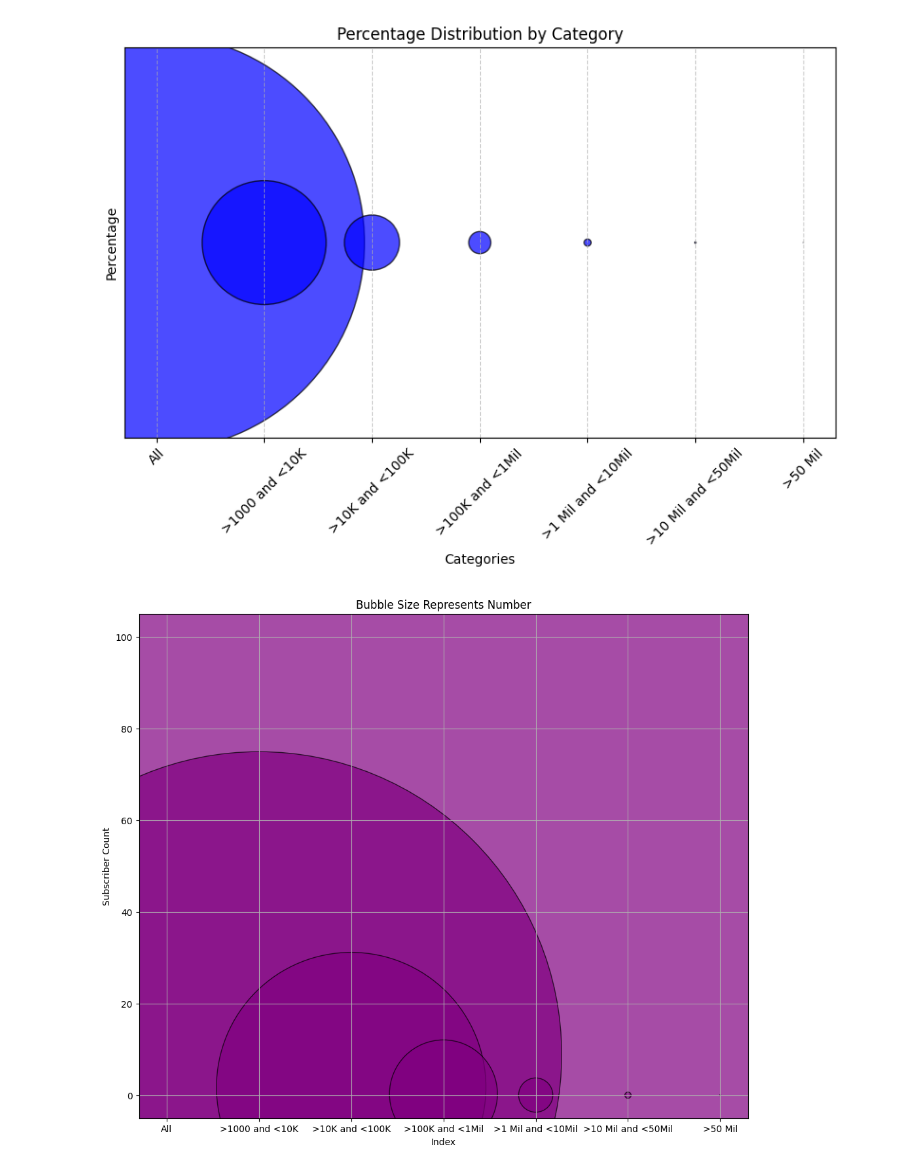
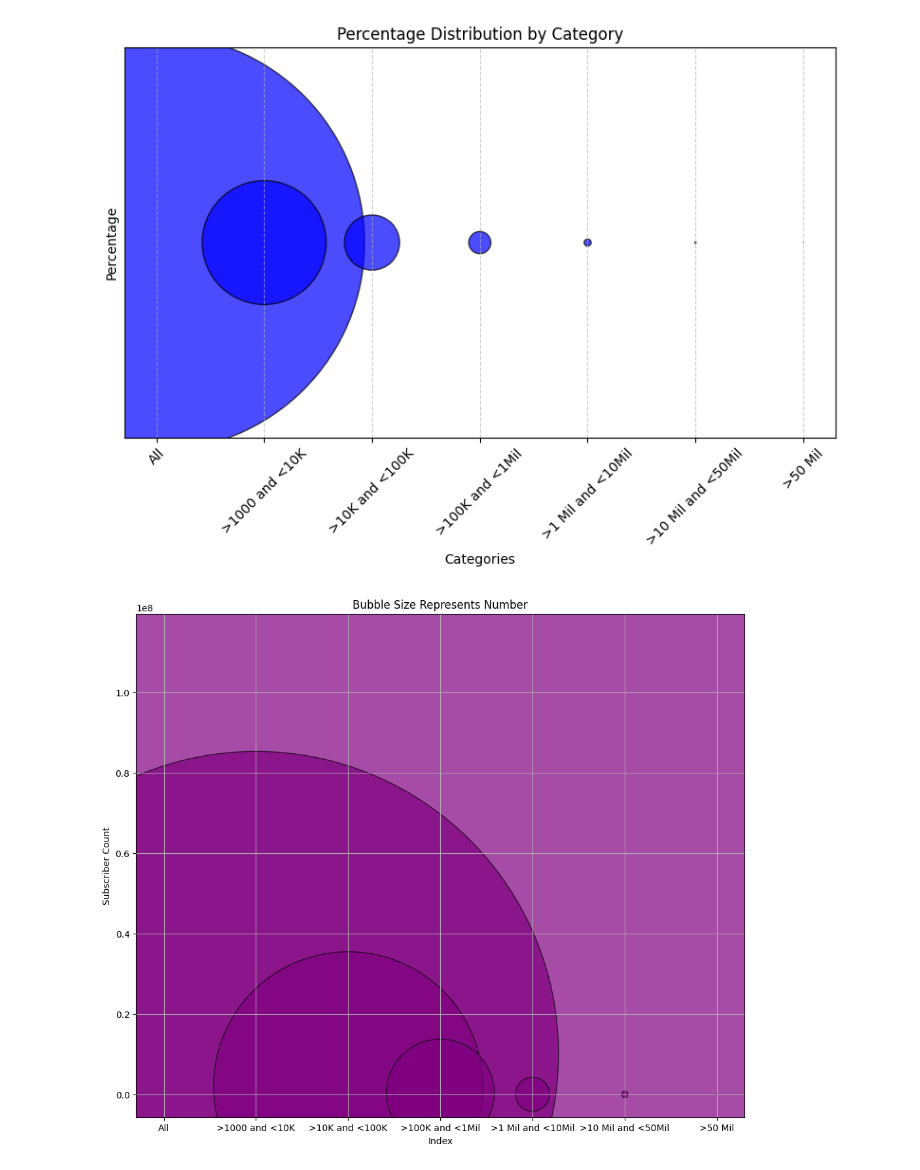
Before and after one commit to YesInAJiffy/Python, a Jupyter notebook: YouTubeStatistics.ipynb, the cells around one changed output. Drawn from its saved outputs; the diff is of its cells as text; code cells hidden in the pictures.

```diff
--- a/YouTubeStatistics.ipynb
+++ b/YouTubeStatistics.ipynb
@@ -3,7 +3,6 @@
 # %%
 import matplotlib.pyplot as plt
 
-# Sample data (replace with your actual data)
 
 '''
 categories = ["Have Channels", "1000 Subs", "10K Subs", "100K", "1Mil", "10 Mil", "50 Mil"]
@@ -12,6 +11,7 @@ percentages = [x / total_value * 100 for x in [113.9, 10.1, 2, .3211, 32300/1000
 '''
 
 categories = ["All", ">1000 and <10K", ">10K and <100K", ">100K and <1Mil", ">1 Mil and <10Mil", ">10 Mil and <50Mil", ">50 Mil"]
+userinText = ["113.9 Million", "10.1 Million", "2 Million", "321.1K", "32.3K", "1.1K", "35"]
 total_value = 113.9  # 2.6 Bn Adjust this value to represent the total sum of all percentages
 users = [ 113900000, 10100000, 2000000, 321100, 32300, 1100, 35]
 percentages = [x / total_value * 100 for x in [ 113.9, 10.1, 2, .3211, 32300/1000000, 1100/1000000, 35/1000000]]  # Calculate percentages
@@ -20,7 +20,8 @@ for number in percentages:
   formatted_number = "{:.6f}".format(number)  # Prints 0.0000001234
   user_count = "{:.0f}".format(users[i])  # Prints 0.0000001234
   out_of_x_str = f"1 out of {100 / number:.1f}"
-  print(f"Channel Owners {user_count:12} : Subscribers {categories[i]:18} : Percentage {formatted_number:12} : {out_of_x_str}")
+  chan_own = user_count + " (" + userinText[i] +")"
+  print(f"Channel Owners {chan_own:26} : Subscribers {categories[i]:18} : Percentage {formatted_number:12} : {out_of_x_str}")
   i = i + 1
 
 
@@ -59,7 +60,7 @@ scaling_factor = 50000
 # Create a scatter plot with bubble sizes based on numbers
 plt.figure(figsize=(12, 10))
 #plt.scatter(range(len(numbers)), numbers, s=[n * scaling_factor for n in numbers], c='purple', alpha=0.7, edgecolors='black')
-plt.scatter(categories, numbers, s=[n * scaling_factor for n in numbers], c='purple', alpha=0.7, edgecolors='black')
+plt.scatter(categories, users, s=[n * scaling_factor for n in numbers], c='purple', alpha=0.7, edgecolors='black')
 
 # Add labels and title
 plt.xlabel("Index")  # Replace with your specific label if needed
@@ -83,2 +84,2 @@ Channel Owners 35           : Subscribers >50 Mil            : Percentage 0.0000
 [figure]
-[figure, old version]
+[figure, new version]
```
Also changed, not shown: parts of 1 cell of this notebook.
